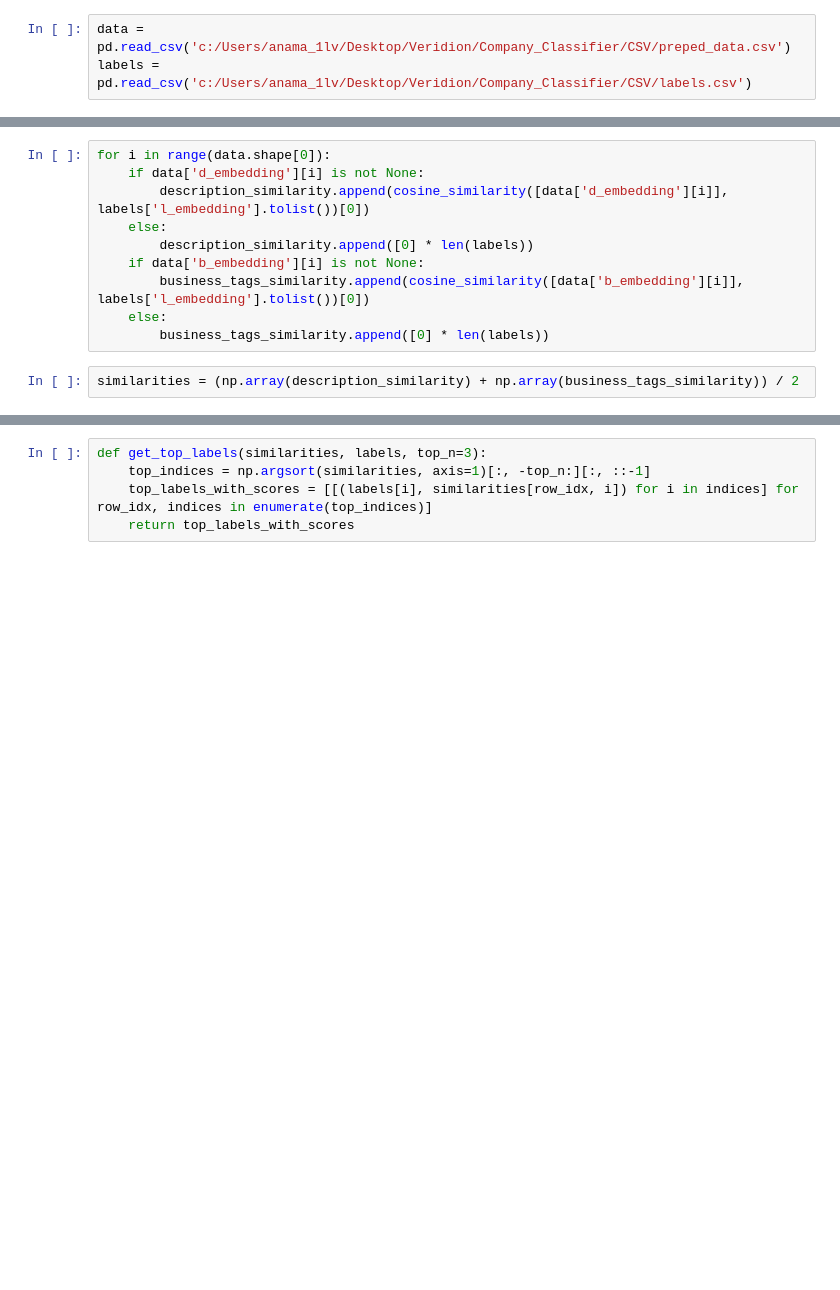
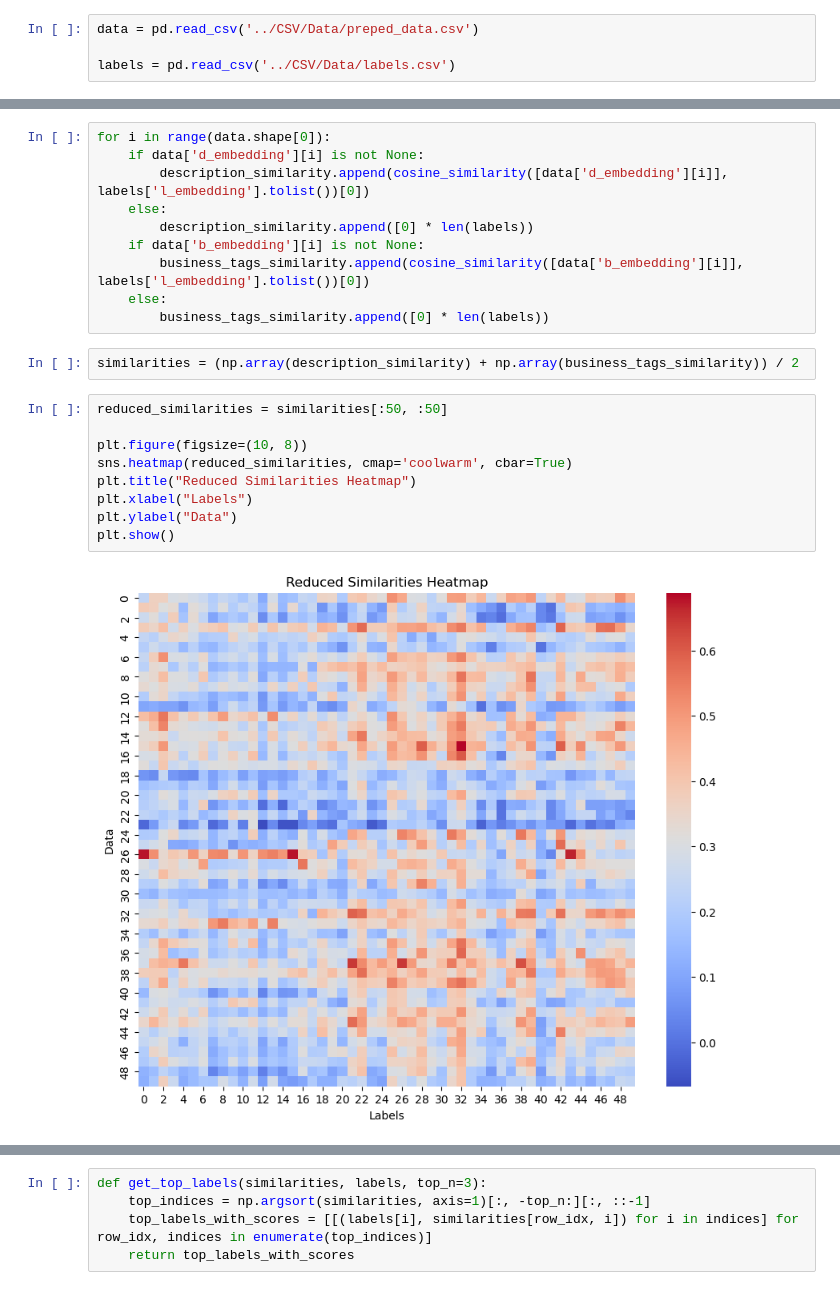
Before and after one commit to anabeteringhe/Company_Classifier, a Jupyter notebook: Code/categorizing_bert.ipynb, the cells around one changed output, grey strips where cells are left out. Drawn from its saved outputs; the diff is of its cells as text; blank space fills up the shorter version.

```diff
--- a/Code/categorizing_bert.ipynb
+++ b/Code/categorizing_bert.ipynb
@@ -8,3 +10,4 @@ from sentence_transformers import SentenceTransformer
 # %%
-data = pd.read_csv('c:/Users/anama_1lv/Desktop/Veridion/Company_Classifier/CSV/preped_data.csv')
-labels = pd.read_csv('c:/Users/anama_1lv/Desktop/Veridion/Company_Classifier/CSV/labels.csv')
+data = pd.read_csv('../CSV/Data/preped_data.csv')
+
+labels = pd.read_csv('../CSV/Data/labels.csv')
@@ -30,3 +41,14 @@ for i in range(data.shape[0]):
         business_tags_similarity.append([0] * len(labels))
 # %%
 similarities = (np.array(description_similarity) + np.array(business_tags_similarity)) / 2
+# %%
+reduced_similarities = similarities[:50, :50]
+
+plt.figure(figsize=(10, 8))
+sns.heatmap(reduced_similarities, cmap='coolwarm', cbar=True)
+plt.title("Reduced Similarities Heatmap")
+plt.xlabel("Labels")
+plt.ylabel("Data")
+plt.show()
+# %% [output]
+[figure, added]
```
Also changed, not shown: parts of 6 cells of this notebook, 33 other files.
